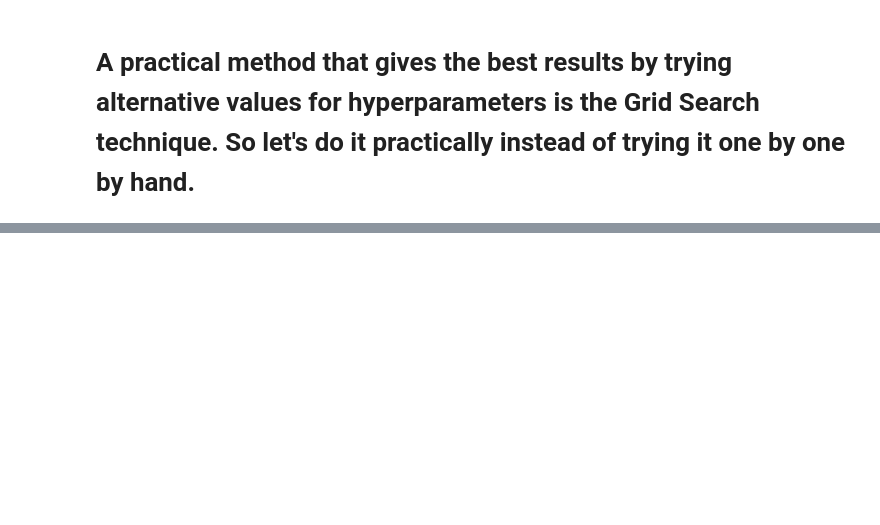
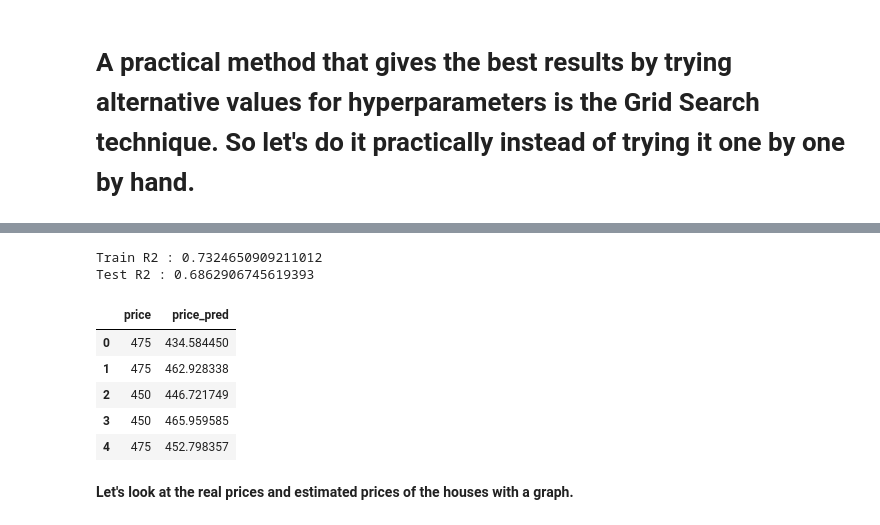
Before and after one commit to batuhanmtl/Machine-Learning, a Jupyter notebook: Supervised Learning/Model Regularization/Regularization.ipynb, the cells around one changed output, grey strips where cells are left out. Drawn from its saved outputs; the diff is of its cells as text; code cells hidden in the pictures; blank space fills up the shorter version.

```diff
--- a/Supervised Learning/Model Regularization/Regularization.ipynb
+++ b/Supervised Learning/Model Regularization/Regularization.ipynb
@@ -388,0 +391,7 @@ enet100_coef
+# %%
+lasso = Lasso(random_state=42).fit(X_train,y_train)
+
+params = {'alpha' : [0.000000000000001, 0.0000000001, 0.00000001, 0.0001, 0.001, 0.01, 1, 2, 3, 4, 5, 10, 20, 30, 50]}
+# %%
+lasso_GS = GridSearchCV(estimator=lasso,param_grid=params,cv=5,scoring='r2').fit(X_train,y_train)
+print('BITTI')
@@ -388,0 +404,2 @@ enet100_coef
+# %%
+lasso_final = lasso.set_params(**lasso_GS.best_params_).fit(X_train,y_train)
@@ -388,0 +430,19 @@ enet100_coef
+# %%
+print('Train R2 :',lasso_final.score(X_train,y_train))
+print('Test R2 :',lasso_final.score(X_test,y_test))
+# %% [output]
+Train R2 : 0.7324650909211012
+Test R2 : 0.6862906745619393
+# %%
+df['price_pred'] = lasso_final.predict(X)
+
+df[['price','price_pred']].head()
+# %% [output]
+|  | price | price_pred |
+| 0 | 475 | 434.584450 |
+| 1 | 475 | 462.928338 |
+| 2 | 450 | 446.721749 |
+| 3 | 450 | 465.959585 |
+| 4 | 475 | 452.798357 |
+# %% [markdown]
+<b>Let's look at the real prices and estimated prices of the houses with a graph.
```
Also changed, not shown: parts of 9 cells of this notebook.
